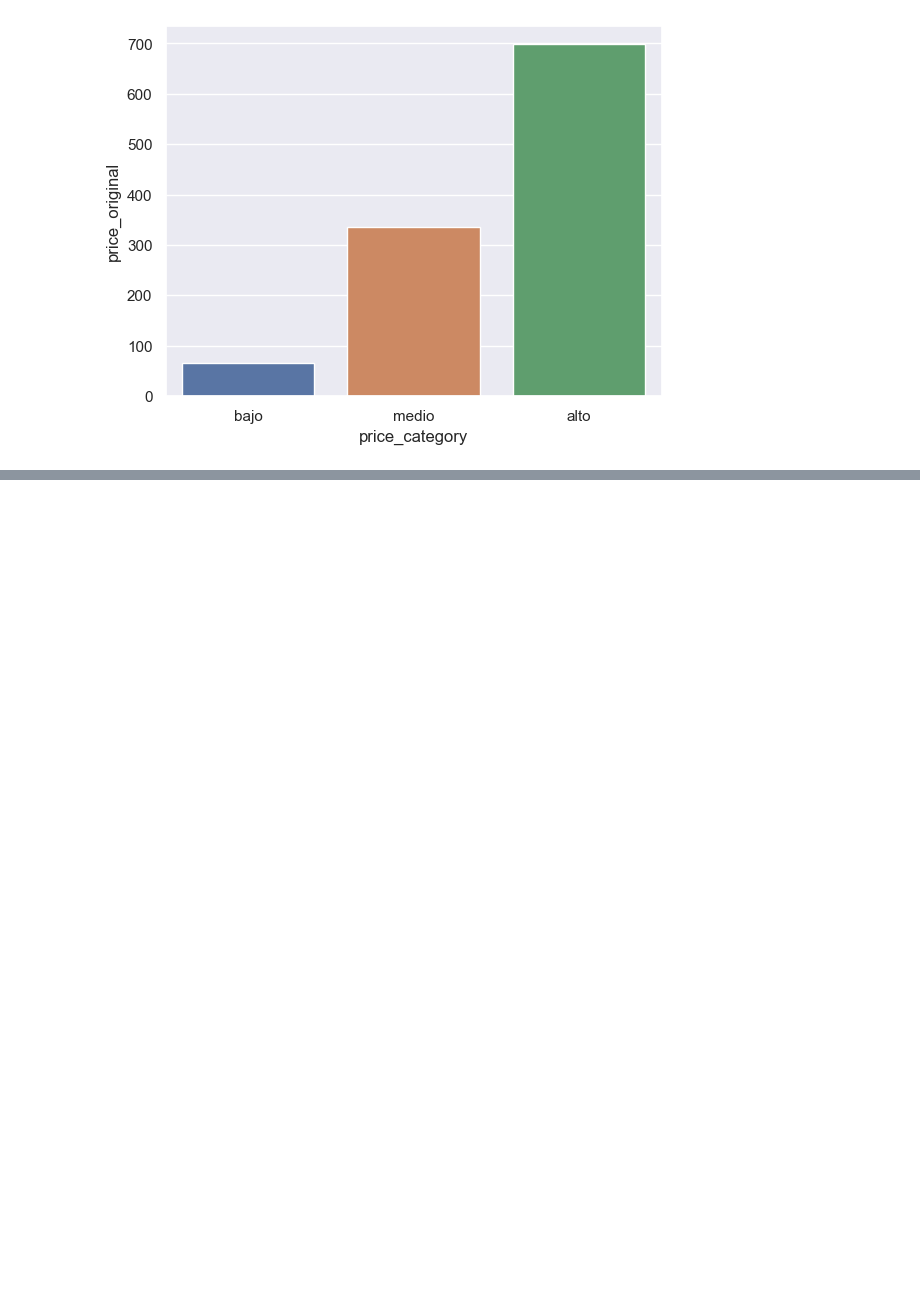
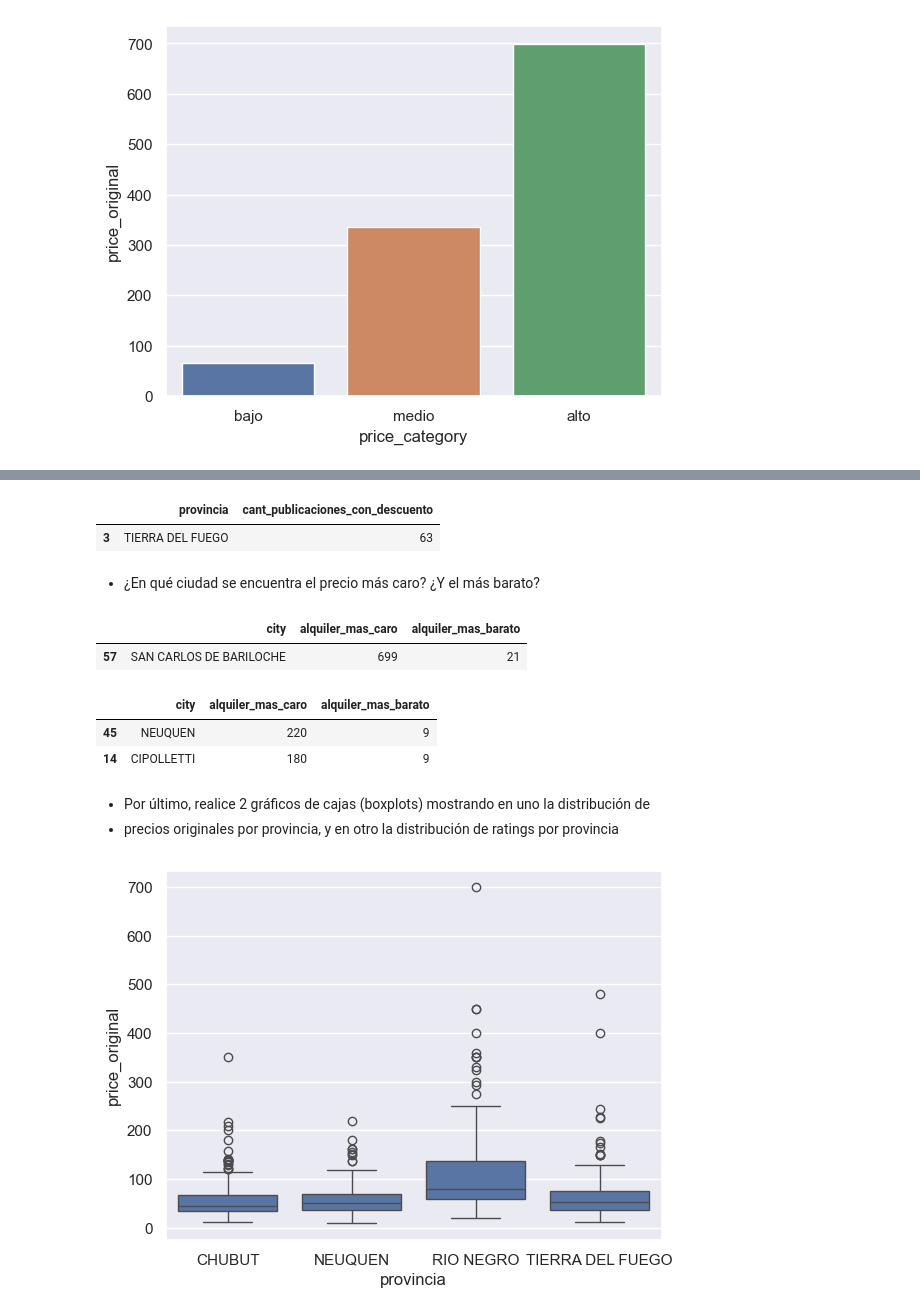
Before and after one commit to carlos1680/CPEDWObligatorio, a Jupyter notebook: trabajo.ipynb, the cells around one changed output, grey strips where cells are left out. Cells and saved outputs as stored; diff of their text form; code cells hidden in the pictures; blank space fills up the shorter version.

```diff
--- a/trabajo.ipynb
+++ b/trabajo.ipynb
@@ -967,0 +2061,37 @@ sns.barplot(x="price_category", y="price_original", hue="price_category", data=d
+# %%
+# Cantidad de alquileres con descuentos por provincia
+mask = df_alquileres['discounted']
+df_alquileres[mask].groupby(by='provincia', observed=True).agg(
+    cant_publicaciones_con_descuento=('discounted', 'sum')
+).reset_index().sort_values(by='cant_publicaciones_con_descuento', ascending=False).head(1)
+# %% [output]
+|  | provincia | cant_publicaciones_con_descuento |
+| 3 | TIERRA DEL FUEGO | 63 |
+# %% [markdown]
+*  ¿En qué ciudad se encuentra el precio más caro? ¿Y el más barato?
+# %%
+df_alquileres.groupby(by='city', observed=True).agg(
+    alquiler_mas_caro=('price_discounted', 'max'),
+    alquiler_mas_barato=('price_discounted', 'min')
+
+).reset_index().sort_values(by='alquiler_mas_caro', ascending=False).head(1)
+# %% [output]
+|  | city | alquiler_mas_caro | alquiler_mas_barato |
+| 57 | SAN CARLOS DE BARILOCHE | 699 | 21 |
+# %%
+df_alquileres.groupby(by='city', observed=True).agg(
+    alquiler_mas_caro=('price_discounted', 'max'),
+    alquiler_mas_barato=('price_discounted', 'min')
+
+).reset_index().sort_values(by='alquiler_mas_barato', ascending=True).head(2)
+# %% [output]
+|  | city | alquiler_mas_caro | alquiler_mas_barato |
+| 45 | NEUQUEN | 220 | 9 |
+| 14 | CIPOLLETTI | 180 | 9 |
+# %% [markdown]
+* Por último, realice 2 gráficos de cajas (boxplots) mostrando en uno la distribución de
+* precios originales por provincia, y en otro la distribución de ratings por provincia
+# %%
+box_precios_originales = sns.boxplot(y='price_original', x='provincia', data=df_alquileres)
+# %% [output]
+[figure, added]
```
Also changed, not shown: parts of 146 cells of this notebook.
